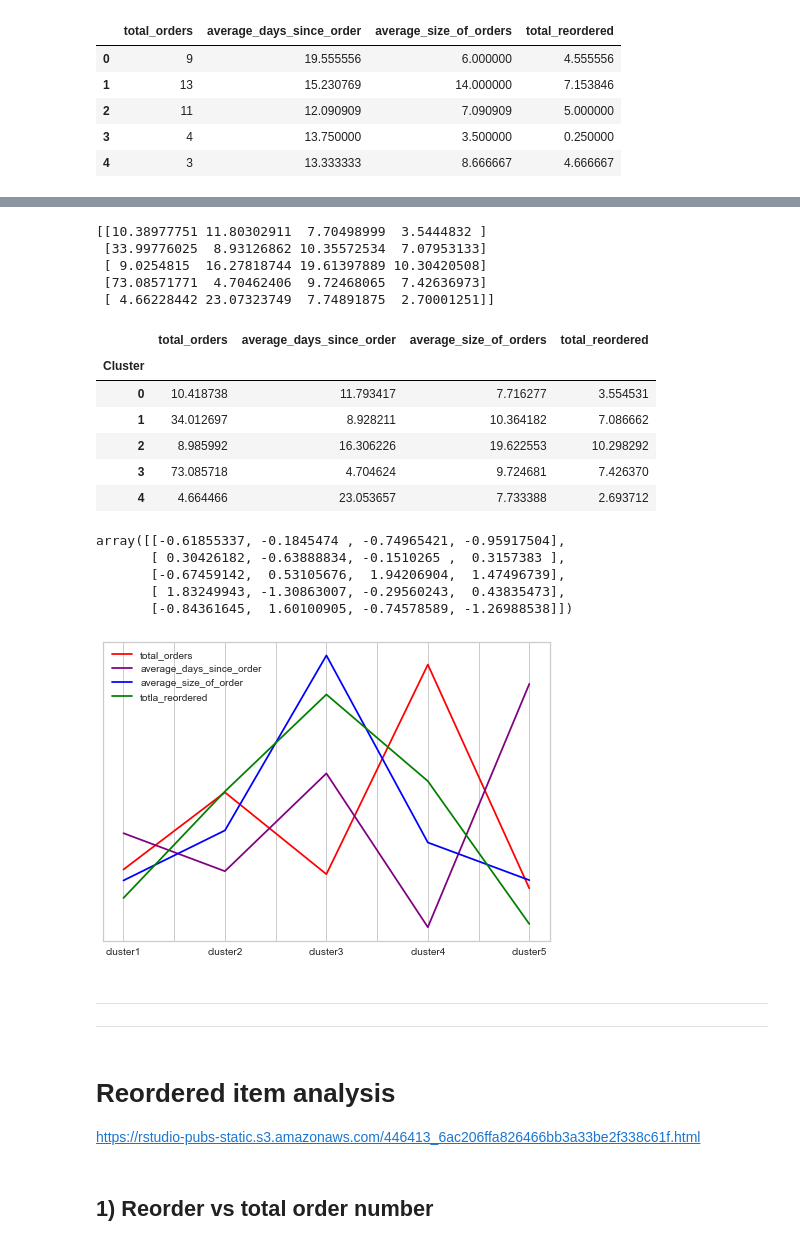
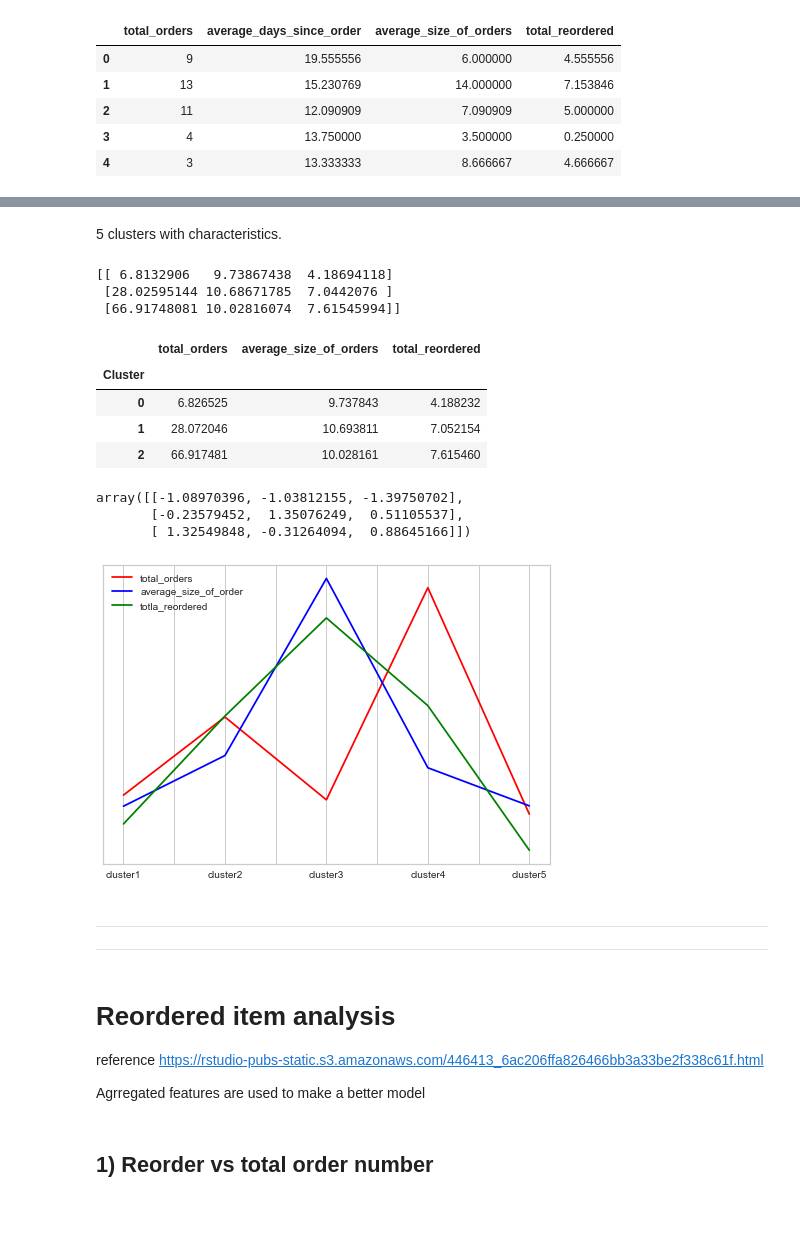
Before and after one commit to donkimc/Instacart_capstone, a Jupyter notebook: instacart_datalab.ipynb, the cells around one changed output, grey strips where cells are left out. Saved outputs shown, nothing was run; the diff lists cells and outputs as text; code cells hidden in the pictures; blank space fills up the shorter version.

```diff
--- a/instacart_datalab.ipynb
+++ b/instacart_datalab.ipynb
@@ -531,9 +619,12 @@ Generated 4 clusters. However, all of 4 clusters are very similar. Possibly, var
+# %% [markdown]
+5 clusters with characteristics.
 # %%
 import sklearn
 from sklearn.cluster import KMeans
+import pandas
 
 # df = scaler.transform(df)
-clustering = KMeans(n_clusters=5, random_state = 2)
+clustering = KMeans(n_clusters=3, random_state = 2)
 model = clustering.fit(df)
 df_new = df.assign(Cluster = model.labels_)
 
@@ -542,18 +633,14 @@ print(model.cluster_centers_)
 result = df_new.groupby('Cluster').mean()
 result.head()
 # %% [output]
-[[10.38977751 11.80302911  7.70498999  3.5444832 ]
- [33.99776025  8.93126862 10.35572534  7.07953133]
- [ 9.0254815  16.27818744 19.61397889 10.30420508]
- [73.08571771  4.70462406  9.72468065  7.42636973]
- [ 4.66228442 23.07323749  7.74891875  2.70001251]]
+[[ 6.8132906   9.73867438  4.18694118]
+ [28.02595144 10.68671785  7.0442076 ]
+ [66.91748081 10.02816074  7.61545994]]
-|  | total_orders | average_days_since_order | average_size_of_orders | total_reordered |
-| Cluster |  |  |  |  |
-| 0 | 10.418738 | 11.793417 | 7.716277 | 3.554531 |
-| 1 | 34.012697 | 8.928211 | 10.364182 | 7.086662 |
-| 2 | 8.985992 | 16.306226 | 19.622553 | 10.298292 |
-| 3 | 73.085718 | 4.704624 | 9.724681 | 7.426370 |
-| 4 | 4.664466 | 23.053657 | 7.733388 | 2.693712 |
+|  | total_orders | average_size_of_orders | total_reordered |
+| Cluster |  |  |  |
+| 0 | 6.826525 | 9.737843 | 4.188232 |
+| 1 | 28.072046 | 10.693811 | 7.052154 |
+| 2 | 66.917481 | 10.028161 | 7.615460 |
 # %%
 from sklearn.preprocessing import StandardScaler
 
@@ -561,11 +648,9 @@ sc = StandardScaler()
 result_scaled = sc.fit_transform(result)
 result_scaled
 # %% [output]
-array([[-0.61855337, -0.1845474 , -0.74965421, -0.95917504],
-       [ 0.30426182, -0.63888834, -0.1510265 ,  0.3157383 ],
-       [-0.67459142,  0.53105676,  1.94206904,  1.47496739],
-       [ 1.83249943, -1.30863007, -0.29560243,  0.43835473],
-       [-0.84361645,  1.60100905, -0.74578589, -1.26988538]])
+array([[-1.08970396, -1.03812155, -1.39750702],
+       [-0.23579452,  1.35076249,  0.51105537],
+       [ 1.32549848, -0.31264094,  0.88645166]])
 # %%
 result_scaled = pd.DataFrame(data=result_scaled, index = ['cluster1',
                                           'cluster2',
@@ -579,18 +664,22 @@ result_scaled = pd.DataFrame(data=result_scaled, index = ['cluster1',
 # %%
 ax = plt.gca()
 result_scaled.plot(y = 'total_orders',color='red',ax=ax)
-result_scaled.plot(y = 'average_days_since_order',color='purple',ax=ax)
+# result_scaled.plot(y = 'average_days_since_order',color='purple',ax=ax)
 result_scaled.plot(y = 'average_size_of_order',color='blue',ax=ax)
 result_scaled.plot(y = 'totla_reordered',color='green',ax=ax)
 ax.get_yaxis().set_visible(False)
 # %% [output]
-[figure, old version]
+[figure, new version]
 # %% [markdown]
 ---
 ---
 # %% [markdown]
 # Reordered item analysis
+
+reference
 https://rstudio-pubs-static.s3.amazonaws.com/446413_6ac206ffa826466bb3a33be2f338c61f.html
+
+Agrregated features are used to make a better model
 # %% [markdown]
 ## 1) Reorder vs total order number
 # %%
```
Also changed, not shown: parts of 40 cells of this notebook.
